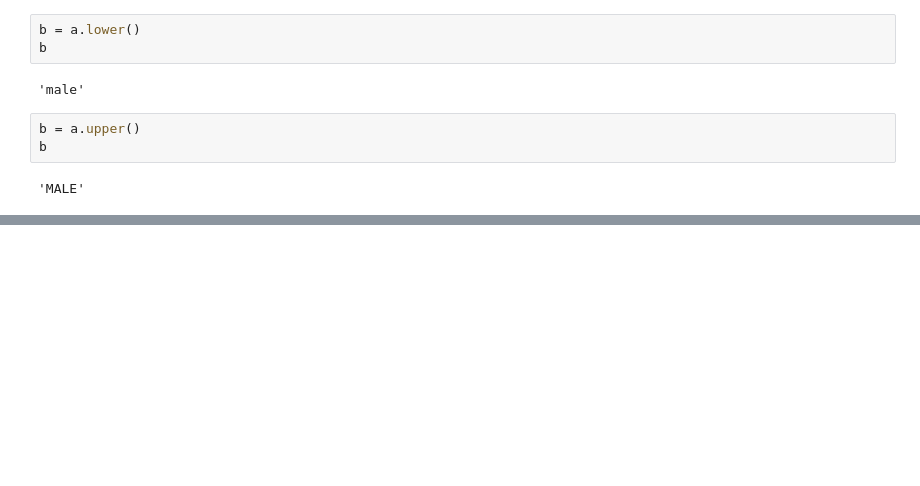
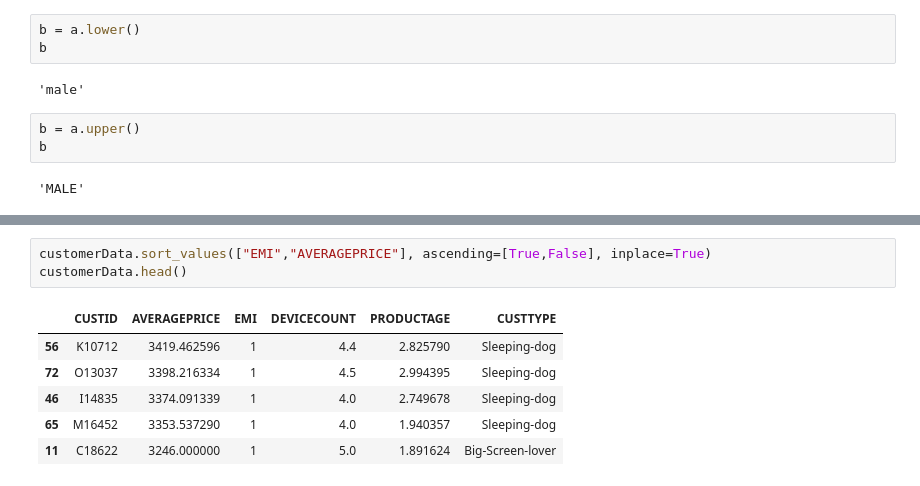
Before and after one commit to grace7979/python_temp, a Jupyter notebook: Python_CJ_ST/Python_CJ_ST/Session04 - DataCleansing/datacleanded.ipynb, the cells around one changed output, grey strips where cells are left out. Cells and saved outputs as stored; diff of their text form; blank space fills up the shorter version.

```diff
--- a/Python_CJ_ST/Python_CJ_ST/Session04 - DataCleansing/datacleanded.ipynb
+++ b/Python_CJ_ST/Python_CJ_ST/Session04 - DataCleansing/datacleanded.ipynb
@@ -72,0 +230,10 @@ m
+# %%
+customerData.sort_values(["EMI","AVERAGEPRICE"], ascending=[True,False], inplace=True)
+customerData.head()
+# %% [output]
+|  | CUSTID | AVERAGEPRICE | EMI | DEVICECOUNT | PRODUCTAGE | CUSTTYPE |
+| 56 | K10712 | 3419.462596 | 1 | 4.4 | 2.825790 | Sleeping-dog |
+| 72 | O13037 | 3398.216334 | 1 | 4.5 | 2.994395 | Sleeping-dog |
+| 46 | I14835 | 3374.091339 | 1 | 4.0 | 2.749678 | Sleeping-dog |
+| 65 | M16452 | 3353.537290 | 1 | 4.0 | 1.940357 | Sleeping-dog |
+| 11 | C18622 | 3246.000000 | 1 | 5.0 | 1.891624 | Big-Screen-lover |
```
Also changed, not shown: parts of 40 cells of this notebook.
